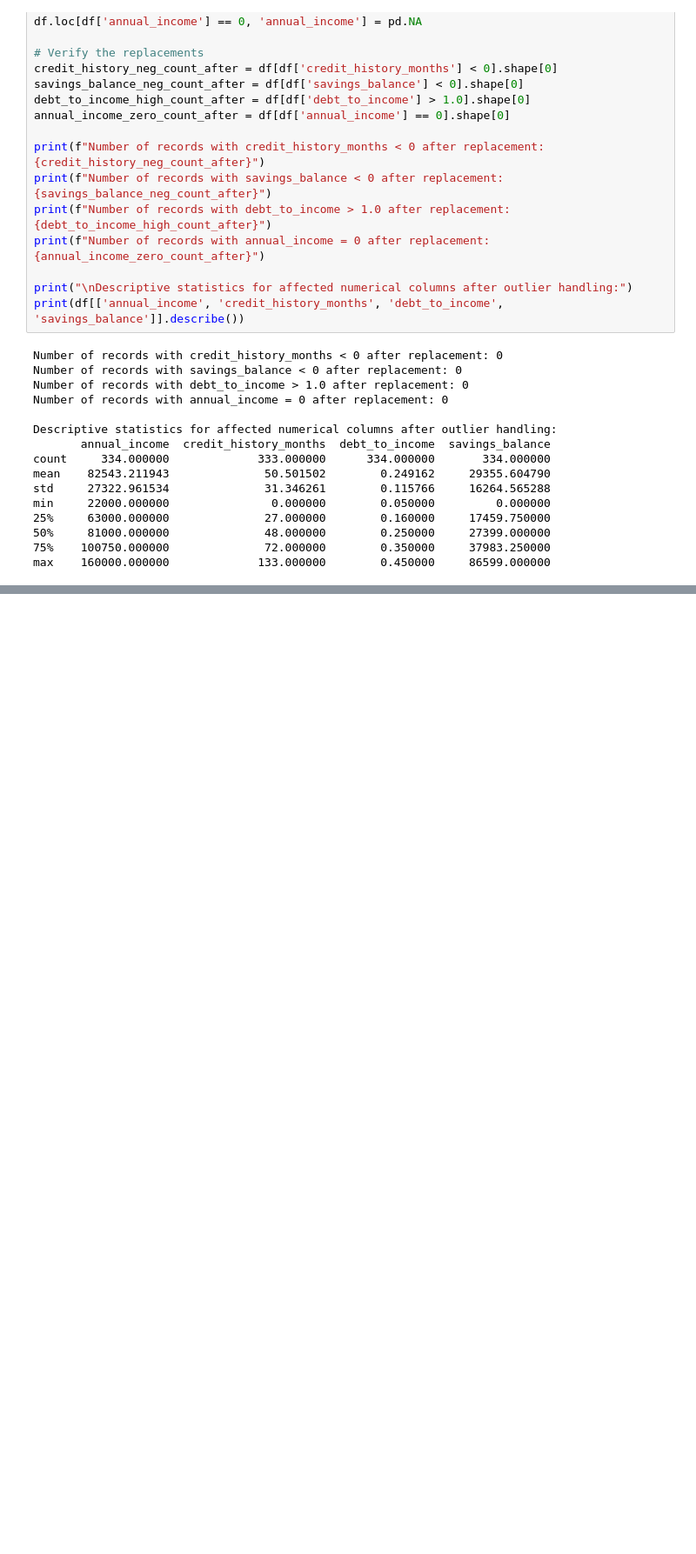
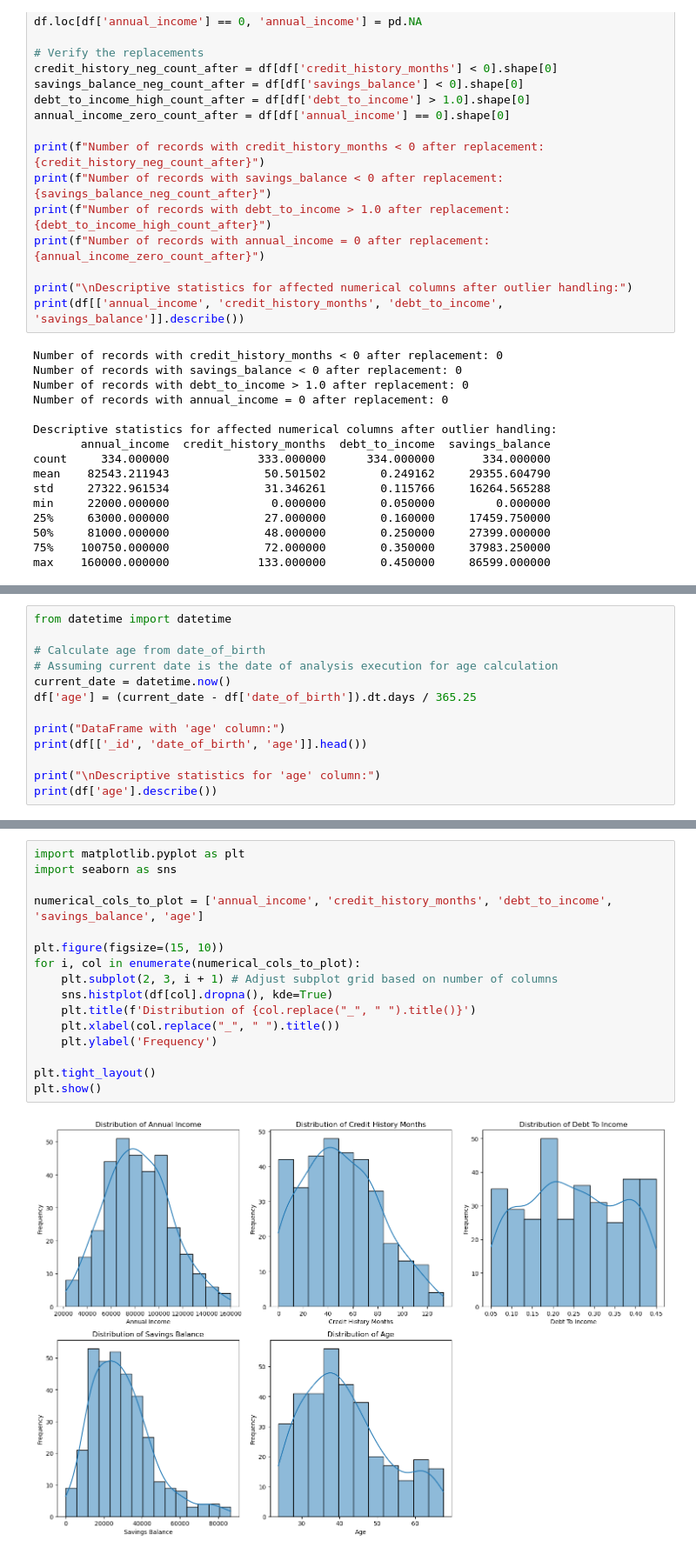
Before and after one commit to JonasKnosp/dego-project-team11-TXC, a Jupyter notebook: notebooks/01-data-quality.ipynb, the cells around one changed output, grey strips where cells are left out. Shown at 87% size. Drawn from its saved outputs; the diff is of its cells as text; blank space fills up the shorter version.

```diff
--- a/notebooks/01-data-quality.ipynb
+++ b/notebooks/01-data-quality.ipynb
@@ -560,0 +565,13 @@ max    160000.000000             133.000000        0.450000     86599.000000
+# %%
+from datetime import datetime
+
+# Calculate age from date_of_birth
+# Assuming current date is the date of analysis execution for age calculation
+current_date = datetime.now()
+df['age'] = (current_date - df['date_of_birth']).dt.days / 365.25
+
+print("DataFrame with 'age' column:")
+print(df[['_id', 'date_of_birth', 'age']].head())
+
+print("\nDescriptive statistics for 'age' column:")
+print(df['age'].describe())
@@ -560,0 +603,18 @@ max    160000.000000             133.000000        0.450000     86599.000000
+# %%
+import matplotlib.pyplot as plt
+import seaborn as sns
+
+numerical_cols_to_plot = ['annual_income', 'credit_history_months', 'debt_to_income', 'savings_balance', 'age']
+
+plt.figure(figsize=(15, 10))
+for i, col in enumerate(numerical_cols_to_plot):
+    plt.subplot(2, 3, i + 1) # Adjust subplot grid based on number of columns
+    sns.histplot(df[col].dropna(), kde=True)
+    plt.title(f'Distribution of {col.replace("_", " ").title()}')
+    plt.xlabel(col.replace("_", " ").title())
+    plt.ylabel('Frequency')
+
+plt.tight_layout()
+plt.show()
+# %% [output]
+[figure, added]
```
Also changed, not shown: parts of 4 cells of this notebook.
